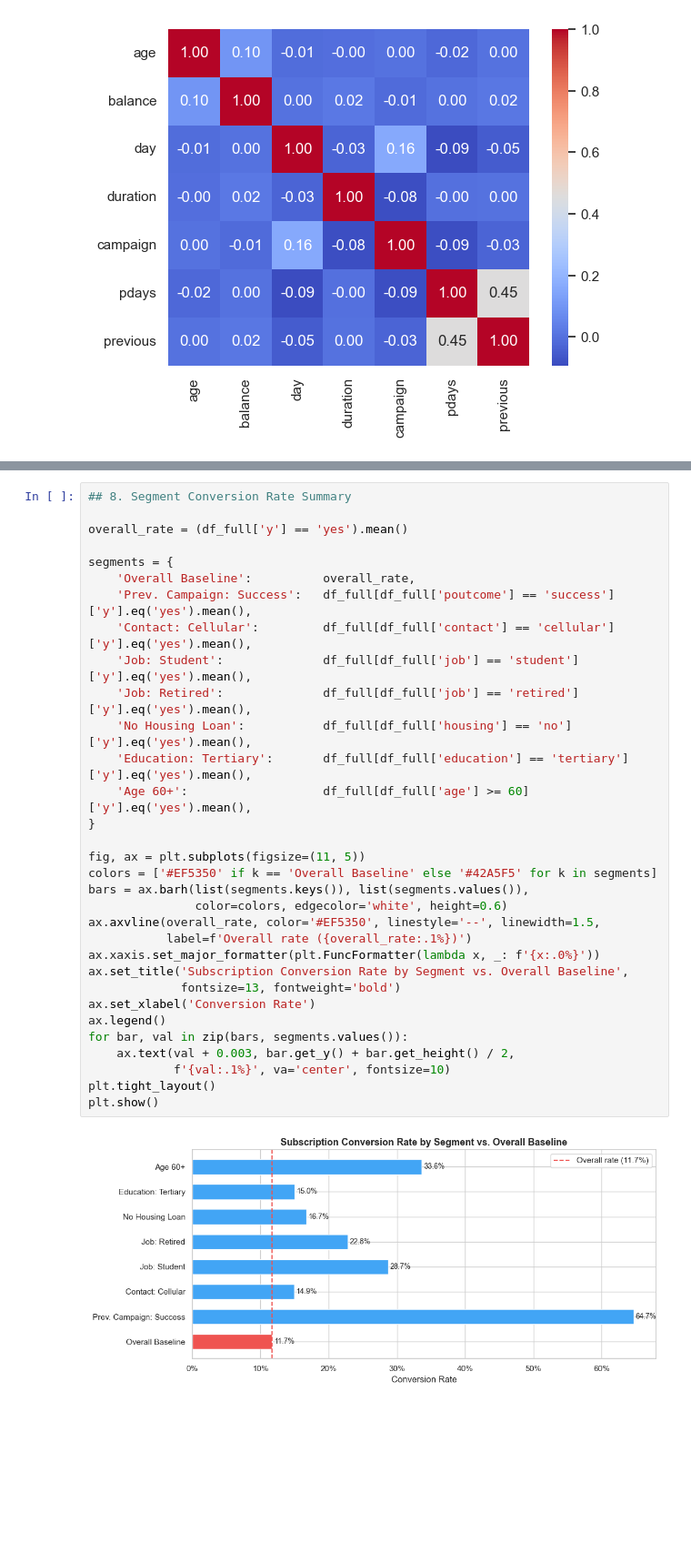
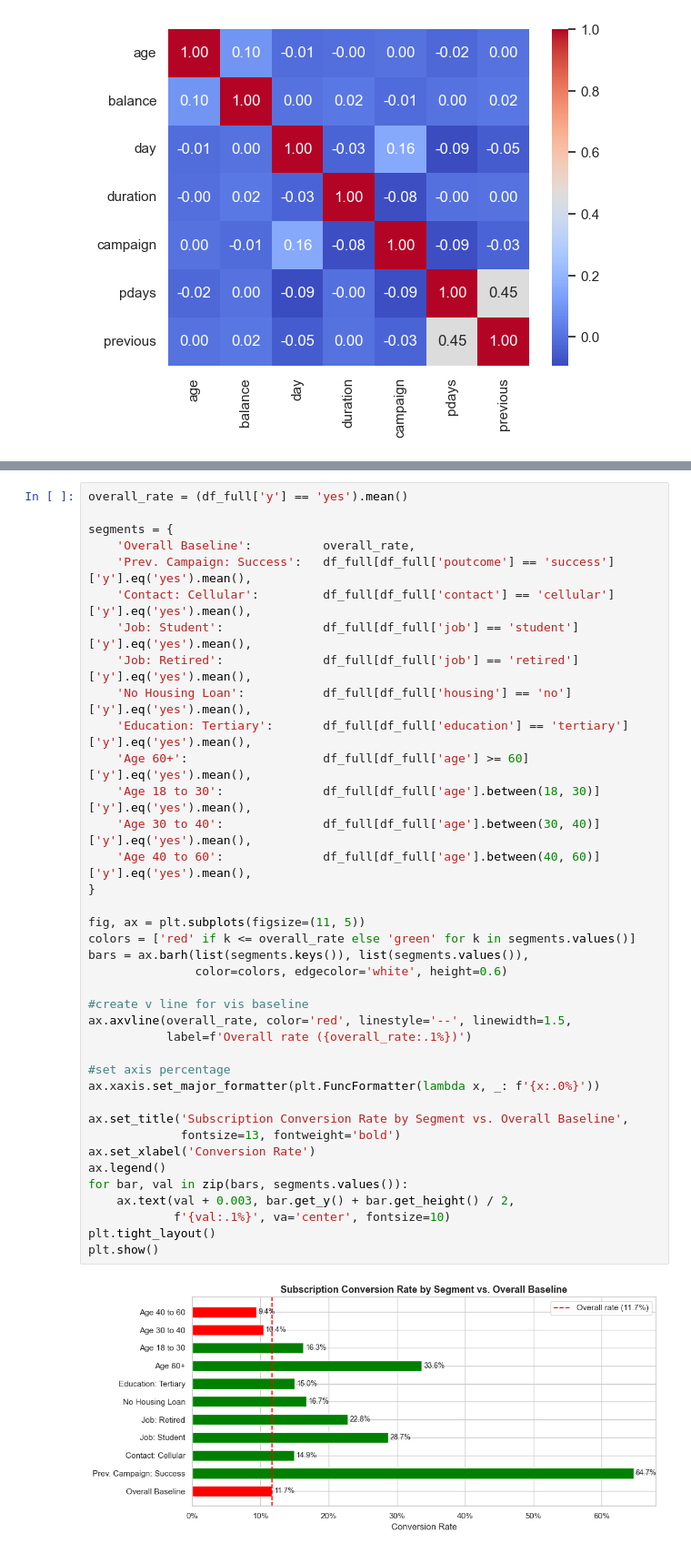
Before and after one commit to eigen-echo/ucb-pa17-comparing-classifiers, a Jupyter notebook: notebooks/00-exploratary-data-analysis.ipynb, the cells around one changed output, grey strips where cells are left out. Shown at 91% size. Cells and saved outputs as stored; diff of their text form; blank space fills up the shorter version.

```diff
--- a/notebooks/00-exploratary-data-analysis.ipynb
+++ b/notebooks/00-exploratary-data-analysis.ipynb
@@ -326,34 +428,40 @@ plt.show()
 # %%
-## 8. Segment Conversion Rate Summary
-
 overall_rate = (df_full['y'] == 'yes').mean()
 
 segments = {
     'Overall Baseline':          overall_rate,
     'Prev. Campaign: Success':   df_full[df_full['poutcome'] == 'success']['y'].eq('yes').mean(),
     'Contact: Cellular':         df_full[df_full['contact'] == 'cellular']['y'].eq('yes').mean(),
     'Job: Student':              df_full[df_full['job'] == 'student']['y'].eq('yes').mean(),
     'Job: Retired':              df_full[df_full['job'] == 'retired']['y'].eq('yes').mean(),
     'No Housing Loan':           df_full[df_full['housing'] == 'no']['y'].eq('yes').mean(),
     'Education: Tertiary':       df_full[df_full['education'] == 'tertiary']['y'].eq('yes').mean(),
     'Age 60+':                   df_full[df_full['age'] >= 60]['y'].eq('yes').mean(),
+    'Age 18 to 30':              df_full[df_full['age'].between(18, 30)]['y'].eq('yes').mean(),
+    'Age 30 to 40':              df_full[df_full['age'].between(30, 40)]['y'].eq('yes').mean(),
+    'Age 40 to 60':              df_full[df_full['age'].between(40, 60)]['y'].eq('yes').mean(),
 }
 
 fig, ax = plt.subplots(figsize=(11, 5))
-colors = ['#EF5350' if k == 'Overall Baseline' else '#42A5F5' for k in segments]
+colors = ['red' if k <= overall_rate else 'green' for k in segments.values()]
 bars = ax.barh(list(segments.keys()), list(segments.values()),
                color=colors, edgecolor='white', height=0.6)
-ax.axvline(overall_rate, color='#EF5350', linestyle='--', linewidth=1.5,
+
+#create v line for vis baseline
+ax.axvline(overall_rate, color='red', linestyle='--', linewidth=1.5,
            label=f'Overall rate ({overall_rate:.1%})')
+
+#set axis percentage
 ax.xaxis.set_major_formatter(plt.FuncFormatter(lambda x, _: f'{x:.0%}'))
+
 ax.set_title('Subscription Conversion Rate by Segment vs. Overall Baseline',
              fontsize=13, fontweight='bold')
 ax.set_xlabel('Conversion Rate')
 ax.legend()
 for bar, val in zip(bars, segments.values()):
     ax.text(val + 0.003, bar.get_y() + bar.get_height() / 2,
             f'{val:.1%}', va='center', fontsize=10)
 plt.tight_layout()
 plt.show()
 # %% [output]
-[figure, old version]
+[figure, new version]
```
Also changed, not shown: parts of 13 cells of this notebook.
